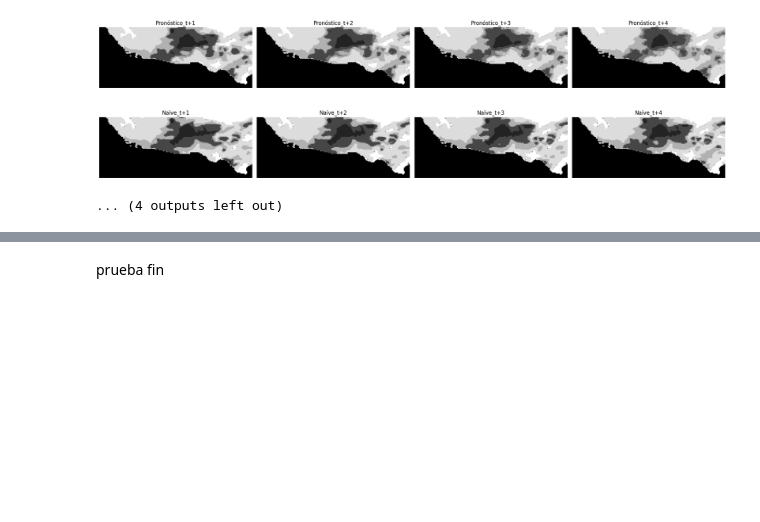
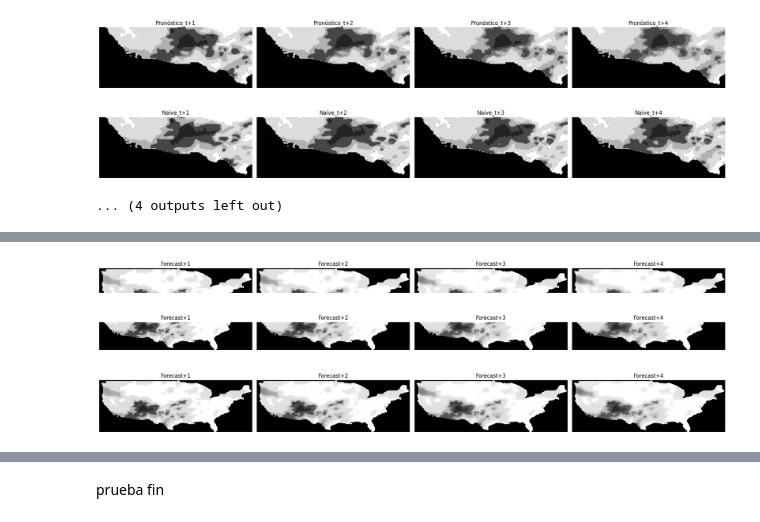
Before and after one commit to SahirReyes30/ImageXpartes, a Jupyter notebook: AlgorimoConvLSTM.ipynb, the cells around one changed output, grey strips where cells are left out. Cells and saved outputs as stored; diff of their text form; code cells hidden in the pictures; blank space fills up the shorter version.

```diff
--- a/AlgorimoConvLSTM.ipynb
+++ b/AlgorimoConvLSTM.ipynb
@@ -768,60 +872,41 @@ COLORSS [[0.        ]
 # %%
-data0_0 = np.load("DroughtDatasetMask/NPY61_180"+parte0_0+"/PredictionsConvolutionLSTM_forecast_61_180_"+parte0_0+"_w5.npy")
-data0_1 = np.load("DroughtDatasetMask/NPY61_180"+parte0_1+"/PredictionsConvolutionLSTM_forecast_61_180_"+parte0_1+"_w5.npy")
-data1_0 = np.load("DroughtDatasetMask/NPY61_180"+parte1_0+"/PredictionsConvolutionLSTM_forecast_61_180_"+parte1_0+"_w5.npy")
-data1_1 = np.load("DroughtDatasetMask/NPY61_180"+parte1_1+"/PredictionsConvolutionLSTM_forecast_61_180_"+parte1_1+"_w5.npy")
-print(data0_0.shape)
-
-data_upper = np.concatenate((data0_0, data0_1), axis=3)
-print(data_upper.shape)
-plt.imshow(data_upper[0][0].squeeze(), cmap='gray')
-
-data_down = np.concatenate((data1_0, data1_1), axis=3)
-print(data_down.shape)
-#mostrar la imagen de data_down
-plt.imshow(data_down[0][0].squeeze(), cmap='gray')
-
-merged_data = np.concatenate((data_upper, data_down), axis=2)
-print(merged_data.shape)
-plt.imshow(merged_data[0][1].squeeze(), cmap='gray')
-
-np.save("DroughtDatasetMask/CompletaXpartes/merged_data_61_180_w5.npy", merged_data)  #Guardar el vector de predicciones
-
-print("merged_data" , merged_data.shape)
-
 import matplotlib.pyplot as plt
 
 fig = plt.figure(figsize=(20,20))
 r = 3
 c = 4
 ac = 1
 pos = 100
 
 for i in range(horizon):
     ax = fig.add_subplot(r, c, ac)
-    ax.imshow(data_upper[pos,i], cmap='gray')
+    ax.imshow(combined_data0[pos,i], cmap='gray')
     ax.axis('off')
-    ax.set_title('Original_t+{}'.format(i+1))
+    ax.set_title('Forecast+{}'.format(i+1))
     ac += 1
 plt.tight_layout()
 plt.show()
 
 fig = plt.figure(figsize=(20,20))
 for i in range(horizon):
     ax = fig.add_subplot(r, c, ac)
-    ax.imshow(data_down[pos,i], cmap='gray')
+    ax.imshow(combined_data1[pos,i], cmap='gray')
     ax.axis('off')
-    ax.set_title('Original_t+{}'.format(i+1))
+    ax.set_title('Forecast+{}'.format(i+1))
     ac += 1
 plt.tight_layout()
 plt.show()
 
 fig = plt.figure(figsize=(20,20))
 for i in range(horizon):
     ax = fig.add_subplot(r, c, ac)
-    ax.imshow(merged_data[pos,i], cmap='gray')
+    ax.imshow(combined_data[pos,i], cmap='gray')
     ax.axis('off')
-    ax.set_title('Original_t+{}'.format(i+1))
+    ax.set_title('Forecast+{}'.format(i+1))
     ac += 1
 plt.tight_layout()
 plt.show()
+# %% [output]
+[figure, added]
+[figure, added]
+[figure, added]
```
Also changed, not shown: parts of 29 cells of this notebook.
